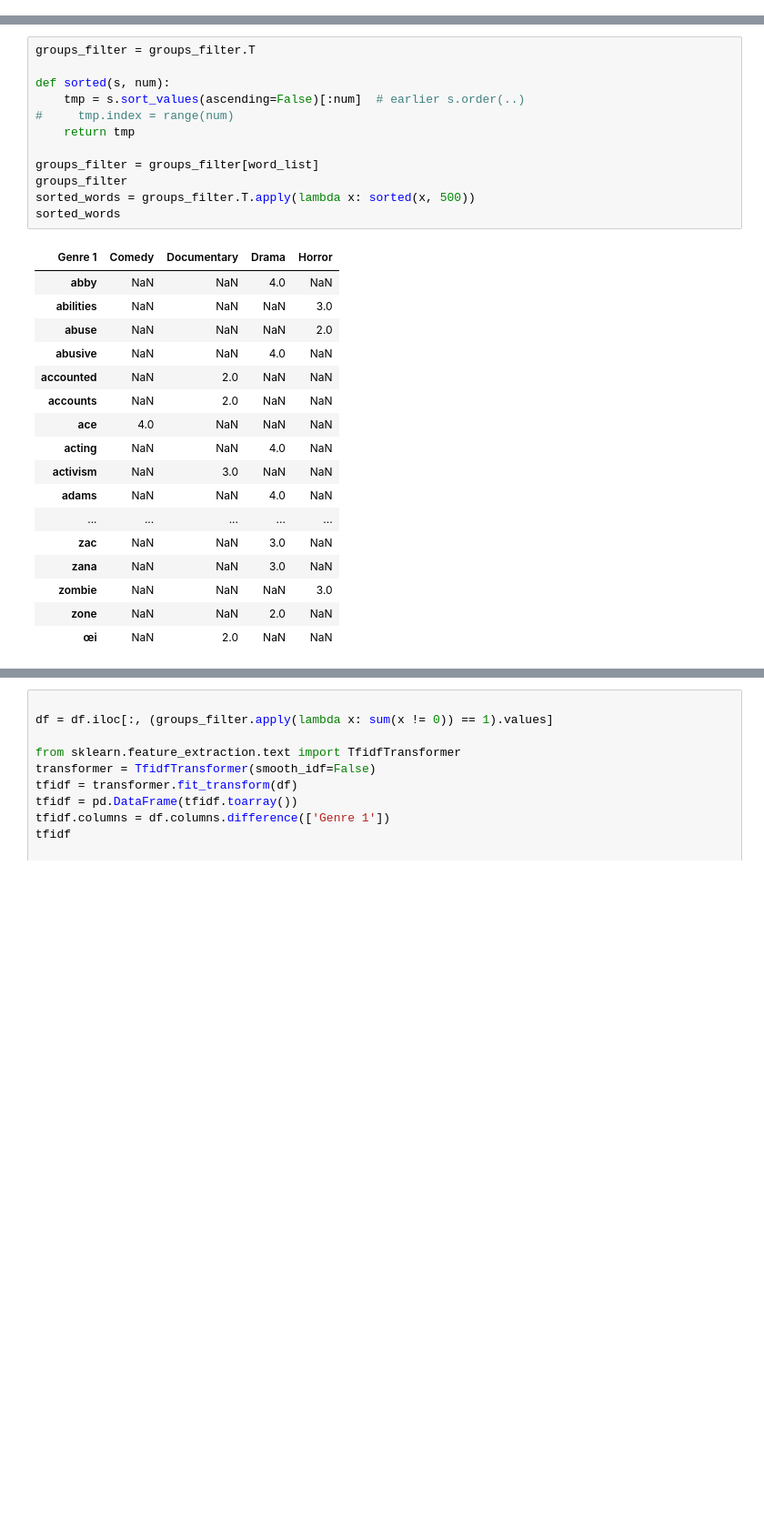
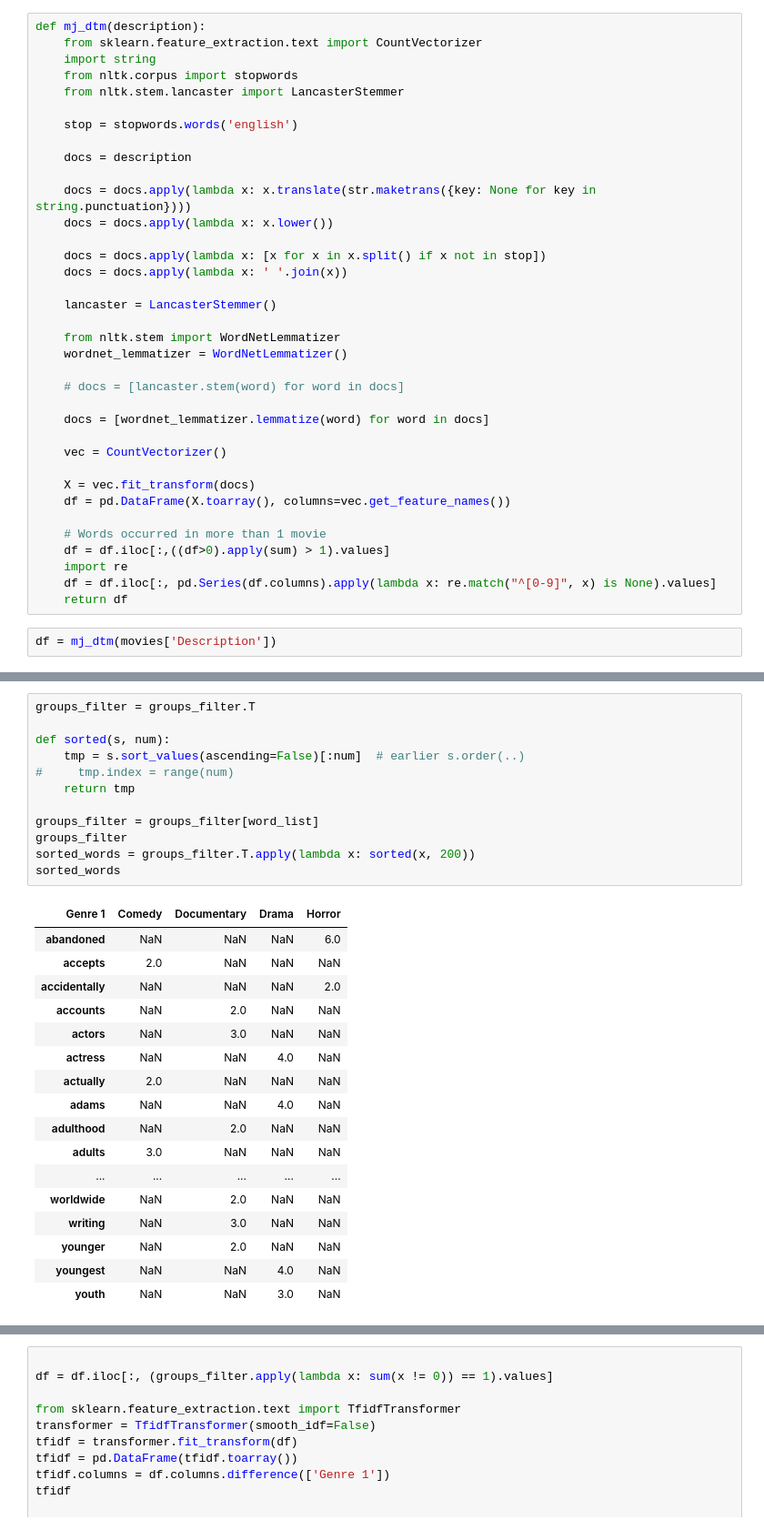
Before and after one commit to mjpriv/mgr, a Jupyter notebook: tda/zadrozny_analysis.ipynb, the cells around one changed output, grey strips where cells are left out. Shown at 91% size. Cells and saved outputs as stored; diff of their text form; blank space fills up the shorter version.

```diff
--- a/tda/zadrozny_analysis.ipynb
+++ b/tda/zadrozny_analysis.ipynb
@@ -88,0 +70,38 @@ df
+# %%
+def mj_dtm(description):
+    from sklearn.feature_extraction.text import CountVectorizer
+    import string
+    from nltk.corpus import stopwords
+    from nltk.stem.lancaster import LancasterStemmer
+
+    stop = stopwords.words('english')
+
+    docs = description
+
+    docs = docs.apply(lambda x: x.translate(str.maketrans({key: None for key in string.punctuation})))
+    docs = docs.apply(lambda x: x.lower())
+
+    docs = docs.apply(lambda x: [x for x in x.split() if x not in stop])
+    docs = docs.apply(lambda x: ' '.join(x))
+
+    lancaster = LancasterStemmer()
+
+    from nltk.stem import WordNetLemmatizer
+    wordnet_lemmatizer = WordNetLemmatizer()
+
+    # docs = [lancaster.stem(word) for word in docs]
+
+    docs = [wordnet_lemmatizer.lemmatize(word) for word in docs]
+
+    vec = CountVectorizer()
+
+    X = vec.fit_transform(docs)
+    df = pd.DataFrame(X.toarray(), columns=vec.get_feature_names())
+
+    # Words occurred in more than 1 movie
+    df = df.iloc[:,((df>0).apply(sum) > 1).values]
+    import re
+    df = df.iloc[:, pd.Series(df.columns).apply(lambda x: re.match("^[0-9]", x) is None).values]
+    return df
+# %%
+df = mj_dtm(movies['Description'])
@@ -136,30 +158,30 @@ dtype: int64
 # %%
 groups_filter = groups_filter.T
 
 def sorted(s, num):
     tmp = s.sort_values(ascending=False)[:num]  # earlier s.order(..)
 #     tmp.index = range(num)
     return tmp
 
 groups_filter = groups_filter[word_list]
 groups_filter
-sorted_words = groups_filter.T.apply(lambda x: sorted(x, 500))
+sorted_words = groups_filter.T.apply(lambda x: sorted(x, 200))
 sorted_words
 # %% [output]
 | Genre 1 | Comedy | Documentary | Drama | Horror |
-| abby | NaN | NaN | 4.0 | NaN |
-| abilities | NaN | NaN | NaN | 3.0 |
-| abuse | NaN | NaN | NaN | 2.0 |
-| abusive | NaN | NaN | 4.0 | NaN |
-| accounted | NaN | 2.0 | NaN | NaN |
+| abandoned | NaN | NaN | NaN | 6.0 |
+| accepts | 2.0 | NaN | NaN | NaN |
+| accidentally | NaN | NaN | NaN | 2.0 |
 | accounts | NaN | 2.0 | NaN | NaN |
-| ace | 4.0 | NaN | NaN | NaN |
-| acting | NaN | NaN | 4.0 | NaN |
-| activism | NaN | 3.0 | NaN | NaN |
+| actors | NaN | 3.0 | NaN | NaN |
+| actress | NaN | NaN | 4.0 | NaN |
+| actually | 2.0 | NaN | NaN | NaN |
 | adams | NaN | NaN | 4.0 | NaN |
+| adulthood | NaN | 2.0 | NaN | NaN |
+| adults | 3.0 | NaN | NaN | NaN |
 | ... | ... | ... | ... | ... |
-| zac | NaN | NaN | 3.0 | NaN |
-| zana | NaN | NaN | 3.0 | NaN |
-| zombie | NaN | NaN | NaN | 3.0 |
-| zone | NaN | NaN | 2.0 | NaN |
-| œi | NaN | 2.0 | NaN | NaN |
+| worldwide | NaN | 2.0 | NaN | NaN |
+| writing | NaN | 3.0 | NaN | NaN |
+| younger | NaN | 2.0 | NaN | NaN |
+| youngest | NaN | NaN | 4.0 | NaN |
+| youth | NaN | NaN | 3.0 | NaN |
```
Also changed, not shown: parts of 24 cells of this notebook, 15 other files.
